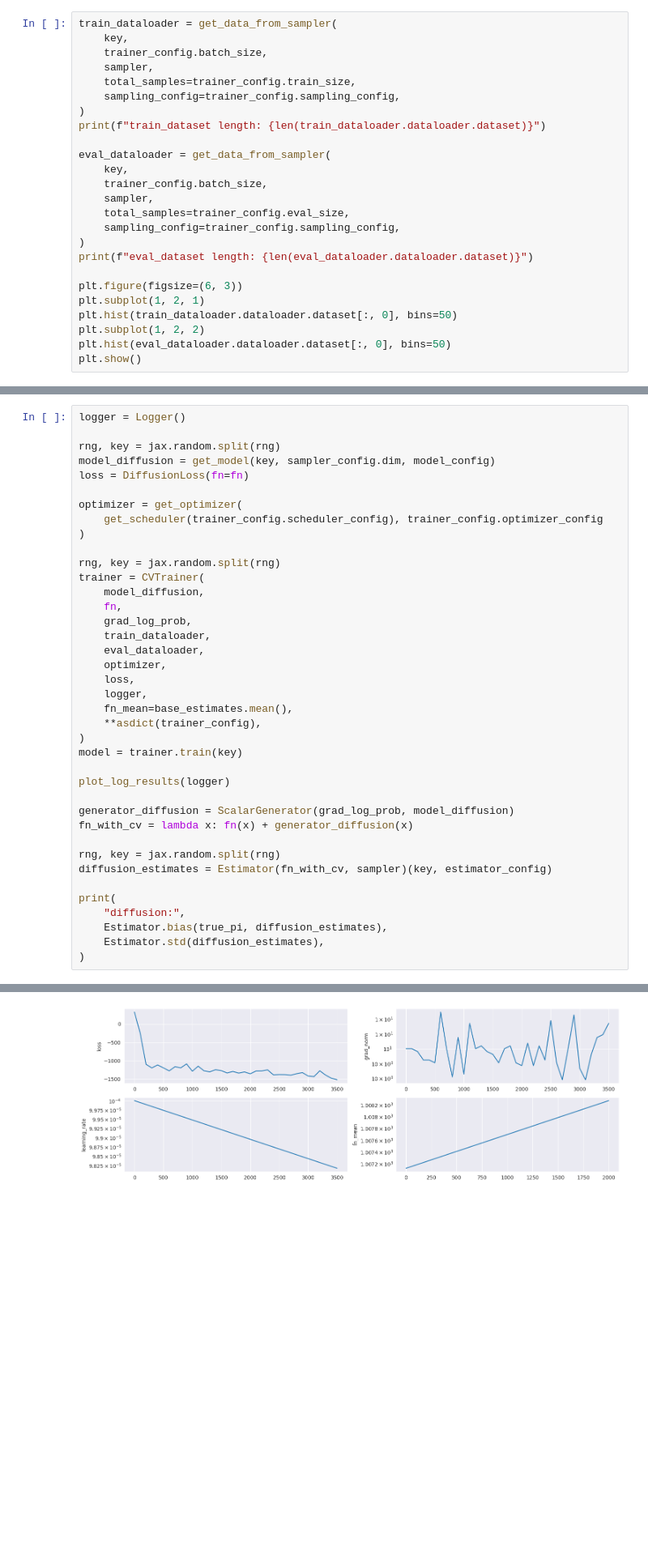
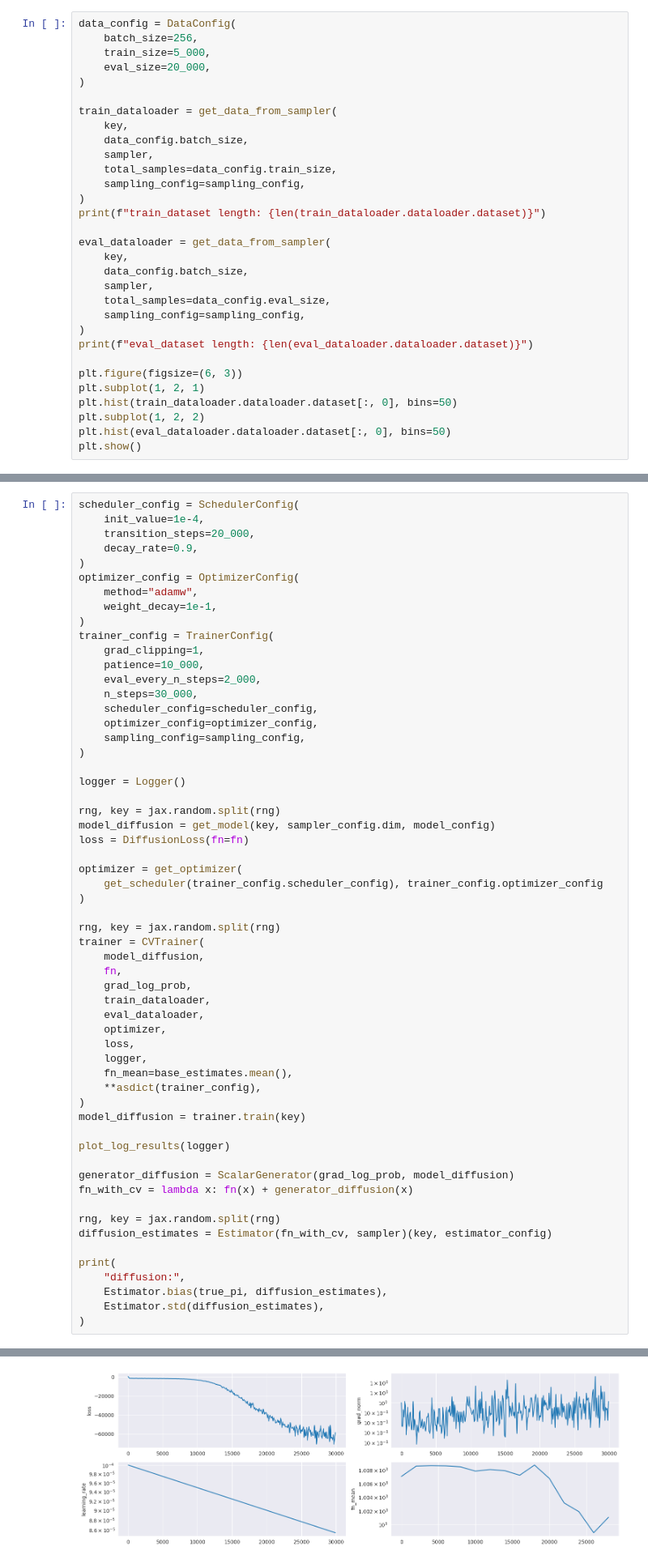
Before and after one commit to kkorolev1/mcmc-control-variates, a Jupyter notebook: diffcv.ipynb, the cells around one changed output, grey strips where cells are left out. Shown at 81% size. Cells and saved outputs as stored; diff of their text form; blank space fills up the shorter version.

Commit message:
pipelines with config

```diff
--- a/diffcv.ipynb
+++ b/diffcv.ipynb
@@ -152,21 +139,27 @@ print("base:", Estimator.bias(true_pi, base_estimates), Estimator.std(base_estim
 # %% [output]
 base: -0.0017700195 1.5573097
 # %%
+data_config = DataConfig(
+    batch_size=256,
+    train_size=5_000,
+    eval_size=20_000,
+)
+
 train_dataloader = get_data_from_sampler(
     key,
-    trainer_config.batch_size,
+    data_config.batch_size,
     sampler,
-    total_samples=trainer_config.train_size,
-    sampling_config=trainer_config.sampling_config,
+    total_samples=data_config.train_size,
+    sampling_config=sampling_config,
 )
 print(f"train_dataset length: {len(train_dataloader.dataloader.dataset)}")
 
 eval_dataloader = get_data_from_sampler(
     key,
-    trainer_config.batch_size,
+    data_config.batch_size,
     sampler,
-    total_samples=trainer_config.eval_size,
-    sampling_config=trainer_config.sampling_config,
+    total_samples=data_config.eval_size,
+    sampling_config=sampling_config,
 )
 print(f"eval_dataset length: {len(eval_dataloader.dataloader.dataset)}")
 
@@ -181,6 +174,25 @@ train_dataset length: 5000
 eval_dataset length: 20000
 [figure]
 # %%
+scheduler_config = SchedulerConfig(
+    init_value=1e-4,
+    transition_steps=20_000,
+    decay_rate=0.9,
+)
+optimizer_config = OptimizerConfig(
+    method="adamw",
+    weight_decay=1e-1,
+)
+trainer_config = TrainerConfig(
+    grad_clipping=1,
+    patience=10_000,
+    eval_every_n_steps=2_000,
+    n_steps=30_000,
+    scheduler_config=scheduler_config,
+    optimizer_config=optimizer_config,
+    sampling_config=sampling_config,
+)
+
 logger = Logger()
 
 rng, key = jax.random.split(rng)
@@ -204,7 +216,7 @@ trainer = CVTrainer(
     fn_mean=base_estimates.mean(),
     **asdict(trainer_config),
 )
-model = trainer.train(key)
+model_diffusion = trainer.train(key)
 
 plot_log_results(logger)
 
@@ -225,4 +236,4 @@ diffusion: 0.039489746 0.84067607
-[figure, old version]
+[figure, new version]
 # %%
 for layer in model_diffusion.mlp.layers:
     print("w", (layer.weight**2).sum(), layer.weight.shape)
```
Also changed, not shown: parts of 7 cells of this notebook, 2 other files.
